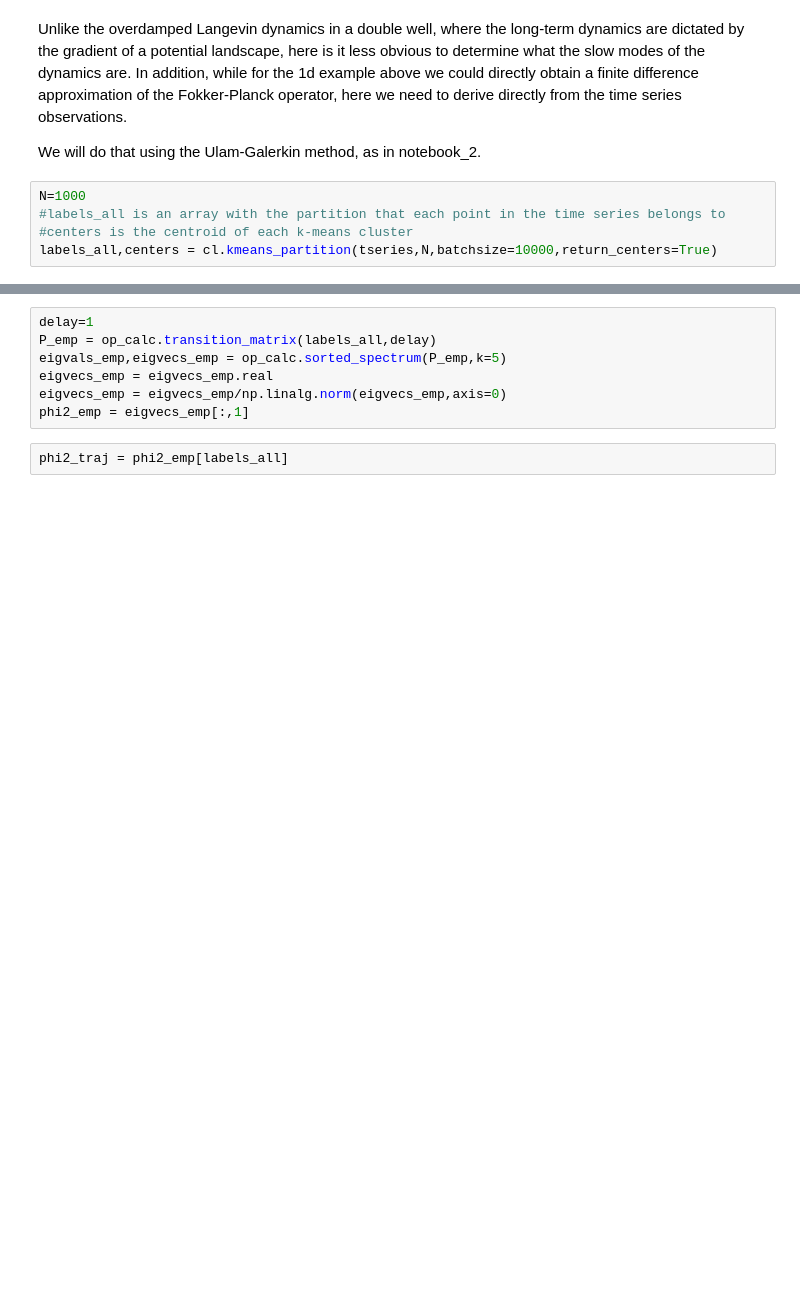
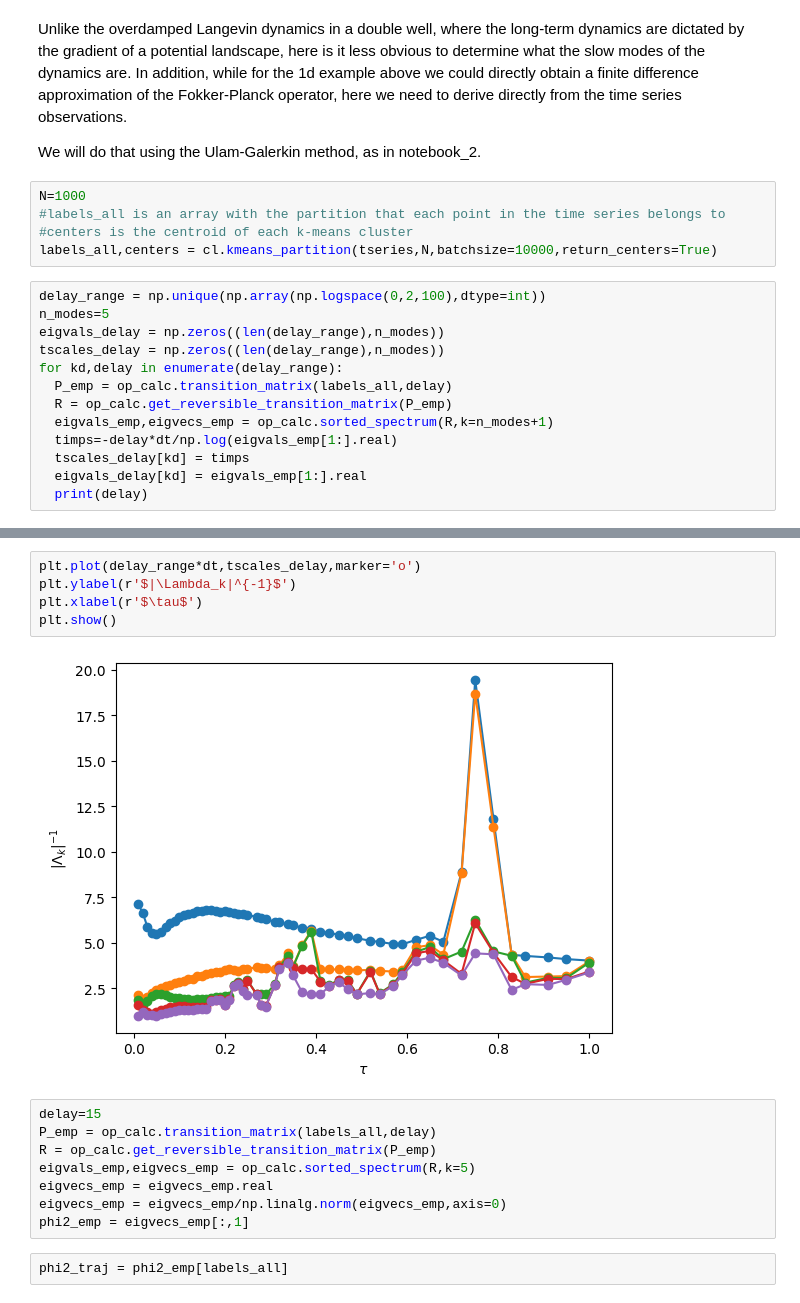
Before and after one commit to AntonioCCosta/DPG_PhysicsBehavior_2026, a Jupyter notebook: notebooks/notebook_3.ipynb, the cells around one changed output, grey strips where cells are left out. Cells and saved outputs as stored; diff of their text form; blank space fills up the shorter version.

```diff
--- a/notebooks/notebook_3.ipynb
+++ b/notebooks/notebook_3.ipynb
@@ -94,3 +94,16 @@ N=1000
 #labels_all is an array with the partition that each point in the time series belongs to
 #centers is the centroid of each k-means cluster
 labels_all,centers = cl.kmeans_partition(tseries,N,batchsize=10000,return_centers=True)
+# %%
+delay_range = np.unique(np.array(np.logspace(0,2,100),dtype=int))
+n_modes=5
+eigvals_delay = np.zeros((len(delay_range),n_modes))
+tscales_delay = np.zeros((len(delay_range),n_modes))
+for kd,delay in enumerate(delay_range):
+  P_emp = op_calc.transition_matrix(labels_all,delay)
+  R = op_calc.get_reversible_transition_matrix(P_emp)
+  eigvals_emp,eigvecs_emp = op_calc.sorted_spectrum(R,k=n_modes+1)
+  timps=-delay*dt/np.log(eigvals_emp[1:].real)
+  tscales_delay[kd] = timps
+  eigvals_delay[kd] = eigvals_emp[1:].real
+  print(delay)
@@ -97,7 +128,15 @@ labels_all,centers = cl.kmeans_partition(tseries,N,batchsize=10000,return_center
+# %%
+plt.plot(delay_range*dt,tscales_delay,marker='o')
+plt.ylabel(r'$|\Lambda_k|^{-1}$')
+plt.xlabel(r'$\tau$')
+plt.show()
+# %% [output]
+[figure, added]
 # %%
-delay=1
+delay=15
 P_emp = op_calc.transition_matrix(labels_all,delay)
-eigvals_emp,eigvecs_emp = op_calc.sorted_spectrum(P_emp,k=5)
+R = op_calc.get_reversible_transition_matrix(P_emp)
+eigvals_emp,eigvecs_emp = op_calc.sorted_spectrum(R,k=5)
 eigvecs_emp = eigvecs_emp.real
 eigvecs_emp = eigvecs_emp/np.linalg.norm(eigvecs_emp,axis=0)
 phi2_emp = eigvecs_emp[:,1]
```
Also changed, not shown: parts of 10 cells of this notebook.
